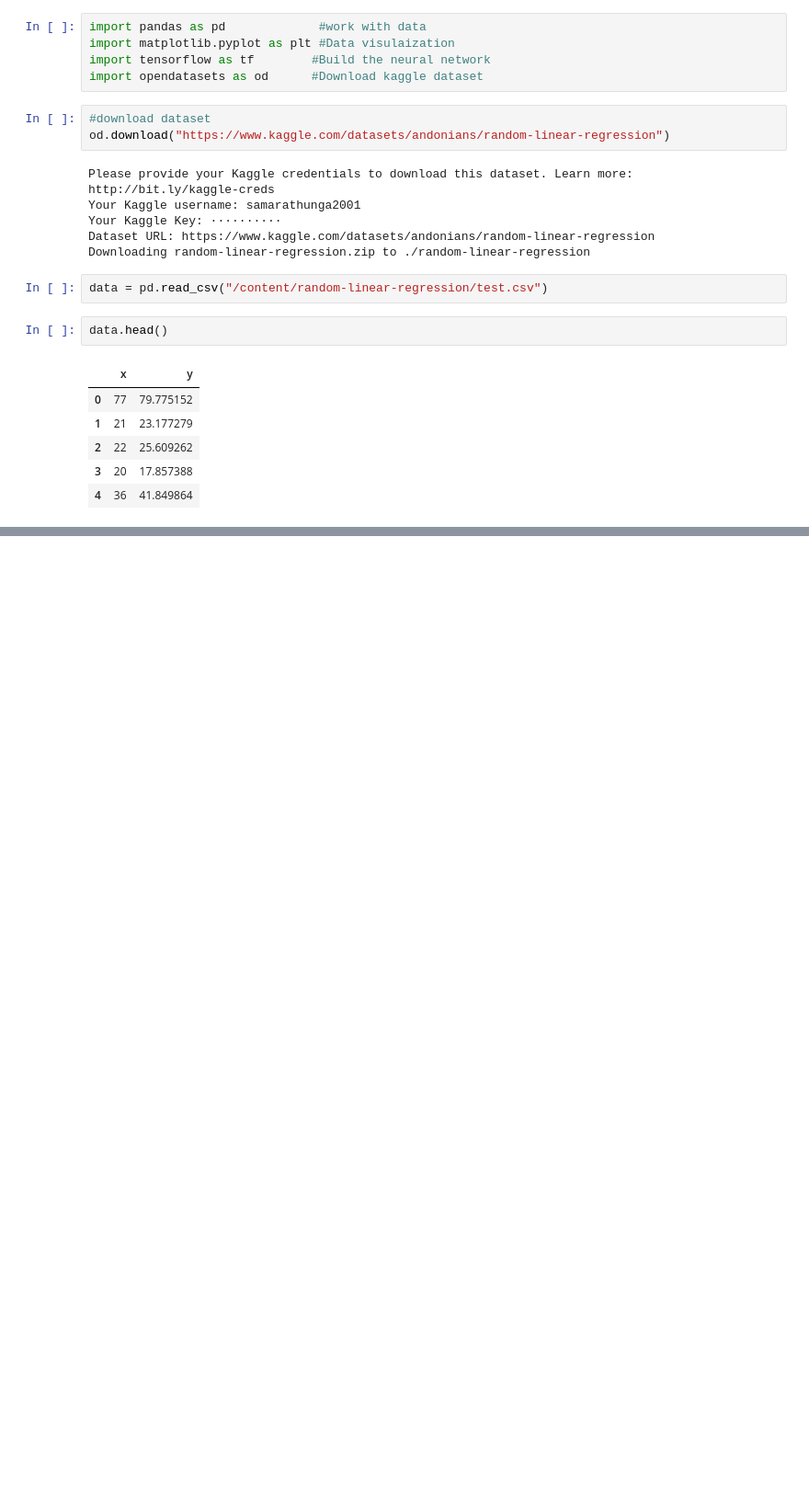
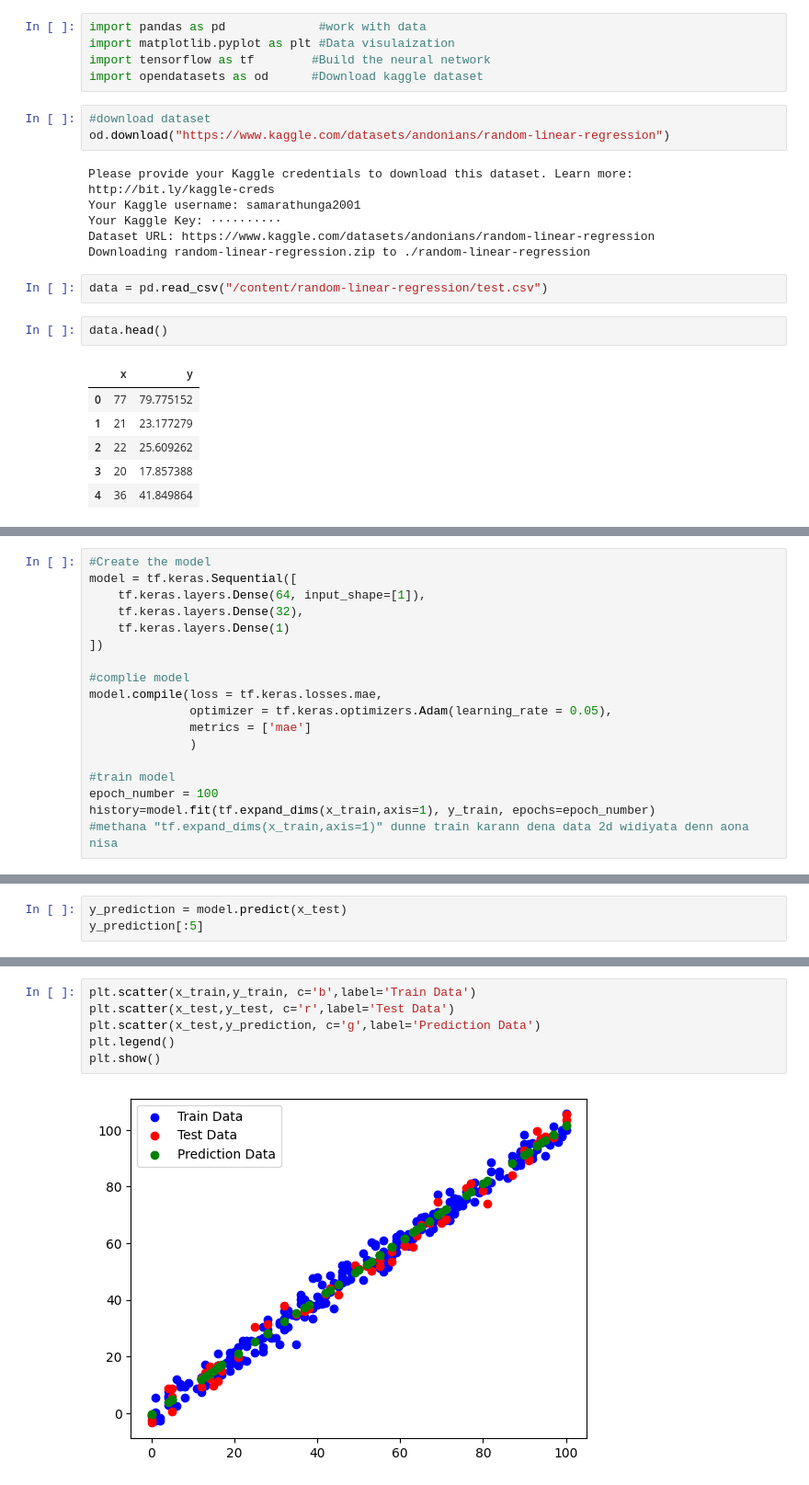
Before and after one commit to DeshanSamarathunga2001/Regression_with_TensorFlow, a Jupyter notebook: Regression_with_TensorFlow.ipynb, the cells around one changed output, grey strips where cells are left out. Shown at 92% size. Drawn from its saved outputs; the diff is of its cells as text; blank space fills up the shorter version.

```diff
--- a/Regression_with_TensorFlow.ipynb
+++ b/Regression_with_TensorFlow.ipynb
@@ -47,0 +112,18 @@ data
+# %%
+#Create the model
+model = tf.keras.Sequential([
+    tf.keras.layers.Dense(64, input_shape=[1]),
+    tf.keras.layers.Dense(32),
+    tf.keras.layers.Dense(1)
+])
+
+#complie model
+model.compile(loss = tf.keras.losses.mae,
+              optimizer = tf.keras.optimizers.Adam(learning_rate = 0.05),
+              metrics = ['mae']
+              )
+
+#train model
+epoch_number = 100
+history=model.fit(tf.expand_dims(x_train,axis=1), y_train, epochs=epoch_number)
+#methana "tf.expand_dims(x_train,axis=1)" dunne train karann dena data 2d widiyata denn aona nisa
@@ -47,0 +166,3 @@ data
+# %%
+y_prediction = model.predict(x_test)
+y_prediction[:5]
@@ -47,0 +189,8 @@ data
+# %%
+plt.scatter(x_train,y_train, c='b',label='Train Data')
+plt.scatter(x_test,y_test, c='r',label='Test Data')
+plt.scatter(x_test,y_prediction, c='g',label='Prediction Data')
+plt.legend()
+plt.show()
+# %% [output]
+[figure, added]
```
Also changed, not shown: parts of 20 cells of this notebook.
